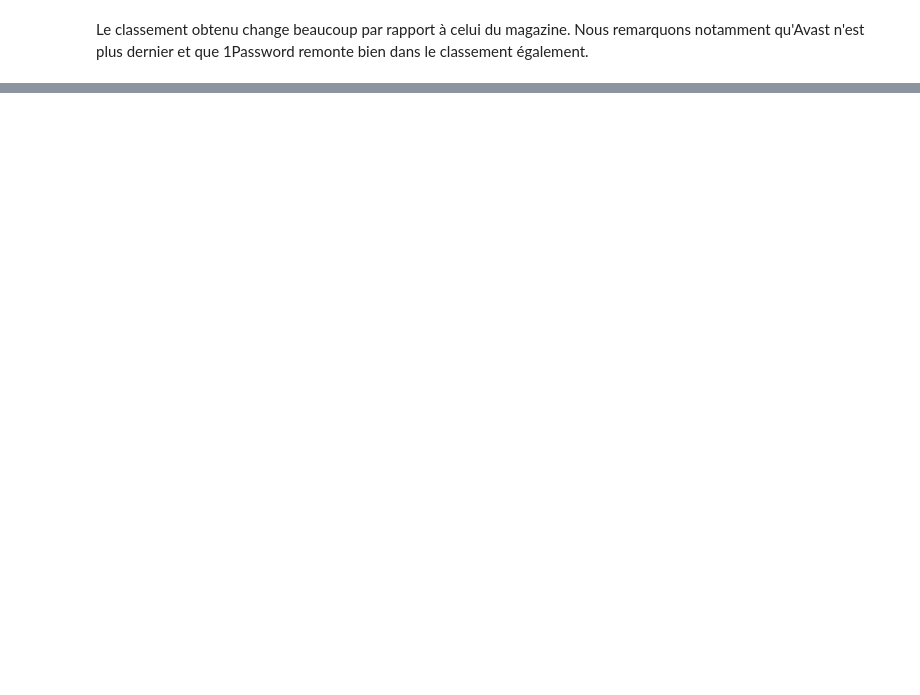
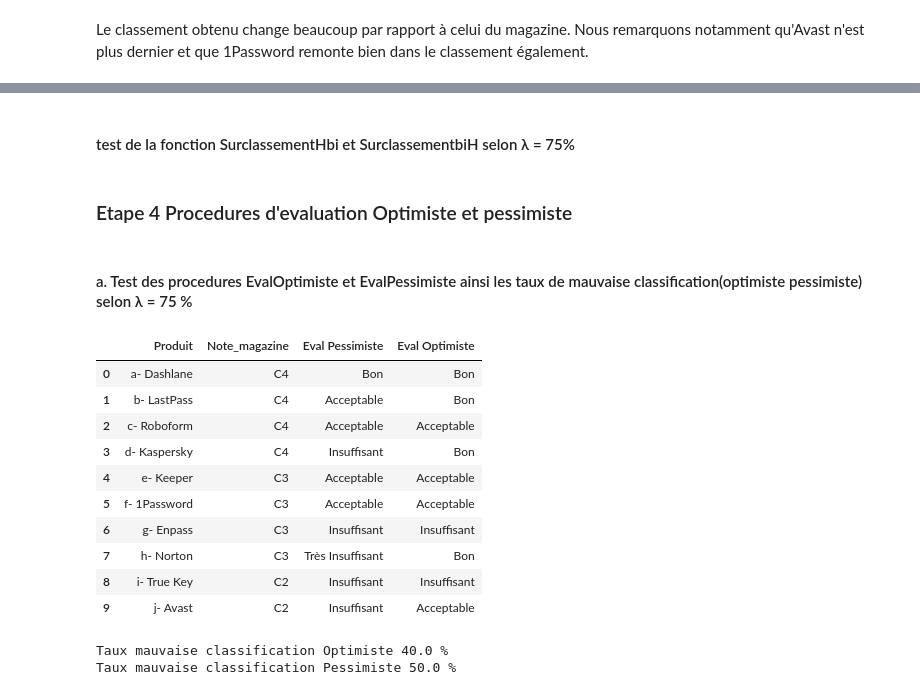
Before and after one commit to js-dev88/LangageScript, a Jupyter notebook: notebooks/Projet_classement_produits-logiciels.ipynb, the cells around one changed output, grey strips where cells are left out. Saved outputs shown, nothing was run; the diff lists cells and outputs as text; code cells hidden in the pictures; blank space fills up the shorter version.

Commit message:
Logiciels Analysis

```diff
--- a/notebooks/Projet_classement_produits-logiciels.ipynb
+++ b/notebooks/Projet_classement_produits-logiciels.ipynb
@@ -467,0 +517,5 @@ Le classement obtenu change beaucoup par rapport à celui du magazine. Nous rema
+# %%
+csv_name='../data/data_logiciels_original.xlsx'
+direction="max"
+result_original = getElectreTriData(csv_name)
+lambda_2=0.75
@@ -467,0 +565,2 @@ Le classement obtenu change beaucoup par rapport à celui du magazine. Nous rema
+# %% [markdown]
+####  test de la fonction SurclassementHbi et SurclassementbiH selon λ = 75%
@@ -467,0 +576,52 @@ Le classement obtenu change beaucoup par rapport à celui du magazine. Nous rema
+# %% [markdown]
+### Etape 4  Procedures d'evaluation Optimiste et pessimiste
+# %% [markdown]
+#### a. Test des procedures EvalOptimiste et EvalPessimiste ainsi les taux de mauvaise classification(optimiste pessimiste) selon λ = 75 %
+# %%
+EvalPessimisteResult_lambda_2 = EvaluationPessimiste(lamda=lambda_2,
+                     csv_name=csv_name,
+                     direction=direction)
+EvalOptimisteResult_lambda_2 = EvaluationOptimiste(lamda=lambda_2,
+                     csv_name=csv_name,
+                     direction=direction)
+taux_mauvaise_classification_opt_lambda_2= compareClassification(TypeEval="optimiste",
+                                                       lamda=lambda_2,
+                                                       csv_name=csv_name,
+                                                       direction=direction)
+taux_mauvaise_classification1_pess_lambda_2 = compareClassification(TypeEval="pessimiste",
+                                                       lamda=lambda_2,
+                                                       csv_name=csv_name,
+                                                       direction=direction)
+
+
+result_original['Eval Pessimiste'] = EvalPessimisteResult_lambda_2
+result_original['Eval Optimiste'] = EvalOptimisteResult_lambda_2
+display(result_original)
+
+
+print("Taux mauvaise classification Optimiste", taux_mauvaise_classification_opt_lambda_2,'%')
+
+print("Taux mauvaise classification Pessimiste", taux_mauvaise_classification1_pess_lambda_2,'%')
+
+
+df_Eval_Opt_lambda_2=pd.DataFrame(EvalOptimisteResult_lambda_2,columns=["Classement Optimiste"])
+df_Eval_Pes_lambda_2=pd.DataFrame(EvalPessimisteResult_lambda_2,columns=["Classement Pessimiste"])
+
+
+new_df_lambda_2 = pd.concat([result_original, df_Eval_Opt_lambda_2, df_Eval_Pes_lambda_2], axis=1, sort=False)
+
+result_lambda_2 = {"Tx Optimiste": taux_mauvaise_classification_opt_lambda_2, "Tx Pessimiste" :taux_mauvaise_classification1_pess_lambda_2}
+# %% [output]
+|  | Produit | Note_magazine | Eval Pessimiste | Eval Optimiste |
+| 0 | a- Dashlane | C4 | Bon | Bon |
+| 1 | b- LastPass | C4 | Acceptable | Bon |
+| 2 | c- Roboform | C4 | Acceptable | Acceptable |
+| 3 | d- Kaspersky | C4 | Insuffisant | Bon |
+| 4 | e- Keeper | C3 | Acceptable | Acceptable |
+| 5 | f- 1Password | C3 | Acceptable | Acceptable |
+| 6 | g- Enpass | C3 | Insuffisant | Insuffisant |
+| 7 | h- Norton | C3 | Très Insuffisant | Bon |
+| 8 | i- True Key | C2 | Insuffisant | Insuffisant |
+| 9 | j- Avast | C2 | Insuffisant | Acceptable |
+Taux mauvaise classification Optimiste 40.0 %
+Taux mauvaise classification Pessimiste 50.0 %
```
Also changed, not shown: parts of 33 cells of this notebook.
